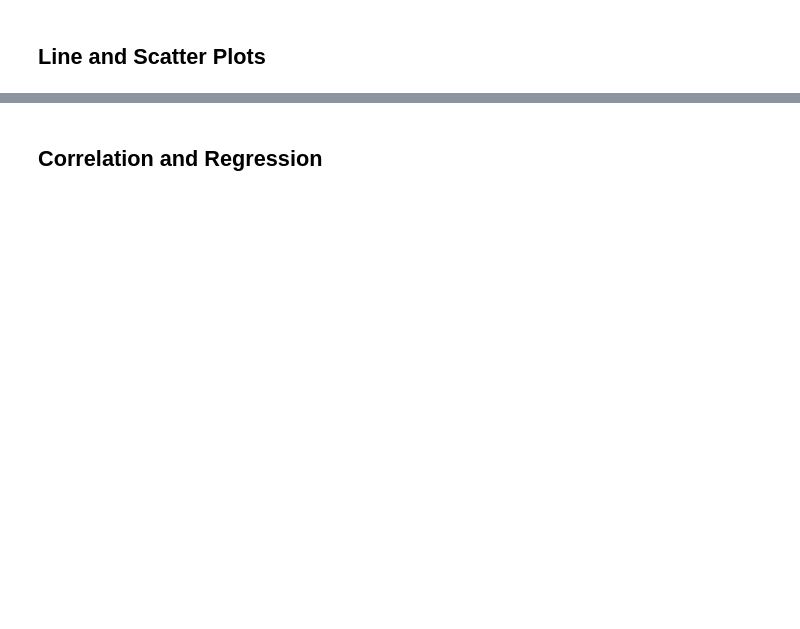
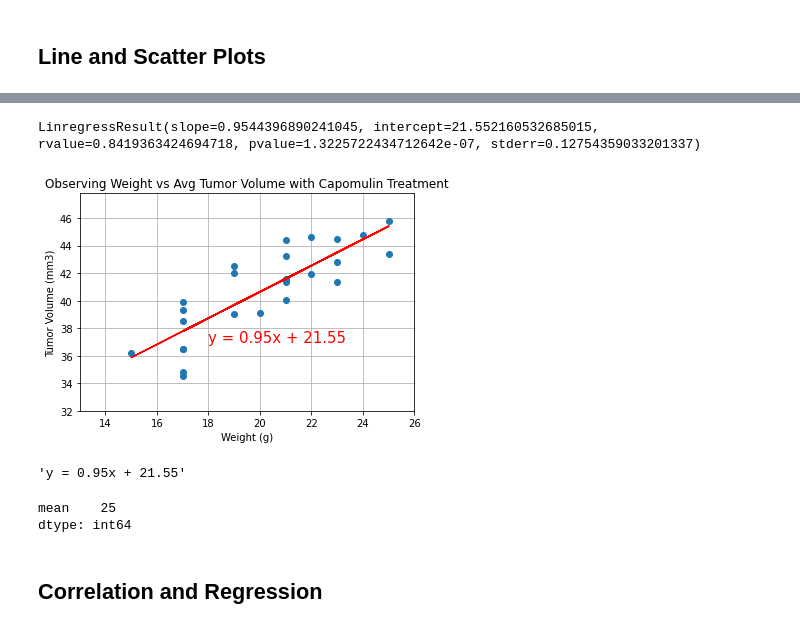
Before and after one commit to 3065923/Pymaceuticals_Burns, a Jupyter notebook: Pymaceuticals/Burns_pymaceuticals.ipynb, the cells around one changed output, grey strips where cells are left out. Saved outputs shown, nothing was run; the diff lists cells and outputs as text; code cells hidden in the pictures; blank space fills up the shorter version.

```diff
--- a/Pymaceuticals/Burns_pymaceuticals.ipynb
+++ b/Pymaceuticals/Burns_pymaceuticals.ipynb
@@ -654,2 +1026,65 @@ Ceftamin_list
+# %%
+#create variable for lists
+
+x_weight= s185_v_w_grouped_df['Weight (g)']
+y_volume= s185_v_w_grouped_df['Tumor Volume (mm3)']
+# %%
+#break down list in order for pearsonr to read int list
+
+x_list_w= x_weight['mean']
+# %%
+y_list_v= y_volume['mean']
+# %%
+linregress(x_list_w, y_list_v)
+# %% [output]
+LinregressResult(slope=0.9544396890241045, intercept=21.552160532685015, rvalue=0.8419363424694718, pvalue=1.3225722434712642e-07, stderr=0.12754359033201337)
+# %%
+#plot line plot
+fig3, ax3 = plt.subplots()
+
+x_weight= s185_v_w_grouped_df['Weight (g)']
+y_volume= s185_v_w_grouped_df['Tumor Volume (mm3)']
+
+# unpacking
+(slope, intercept, rvalue, pvalue, stderr) = linregress(x_list_w, y_list_v)
+
+# y = mx + b
+regress_values = x_weight * slope + intercept
+
+line_regress_eq = "y = " + str(round(slope,2)) + "x + " + str(round(intercept,2))
+
+
+ax3.plot(x_weight, y_volume, 'o')
+
+#lin regress line
+
+line_regress_eq = "y = " + str(round(slope,2)) + "x + " + str(round(intercept,2))
+plt.annotate(line_regress_eq,(18,37),fontsize=15,color="red")
+plt.plot(x_weight,regress_values,"r-")
+
+ax3.set_xlabel('Weight (g)')
+ax3.set_ylabel('Tumor Volume (mm3)')
+ax3.set_title('Observing Weight vs Avg Tumor Volume with Capomulin Treatment')
+
+#limits
+plt.xlim(13, (x_weight.max()+1).item())
+plt.ylim(32, (y_volume.max()+2).item())
+
+# Set a grid on the plot
+plt.grid()
+
+
+plt.show()
+# %% [output]
+[figure, added]
+# %%
+line_regress_eq
+# %% [output]
+'y = 0.95x + 21.55'
+# %%
+x_weight.max()
+# %% [output]
+mean    25
+dtype: int64
 # %% [markdown]
 ## Correlation and Regression
```
Also changed, not shown: parts of 45 cells of this notebook.
